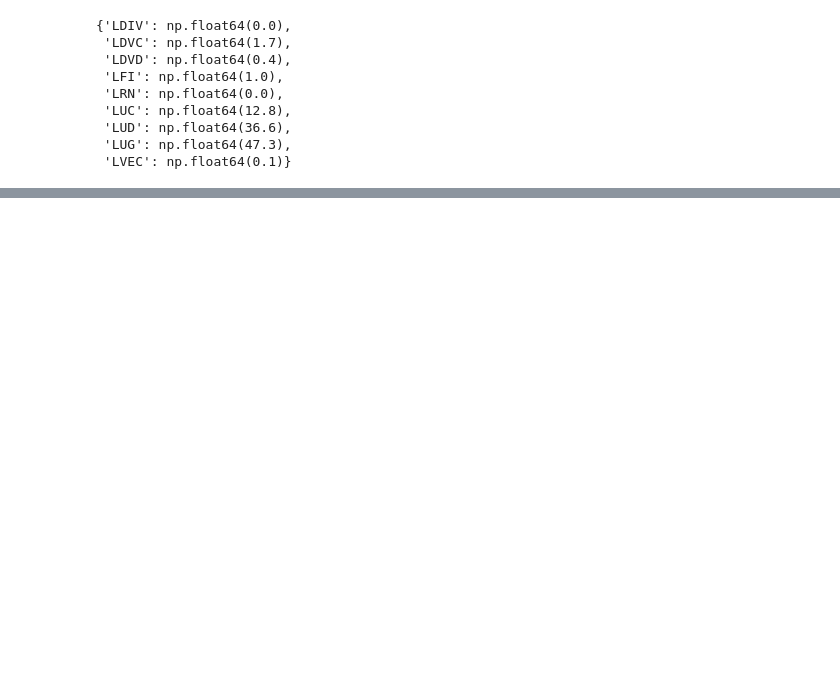
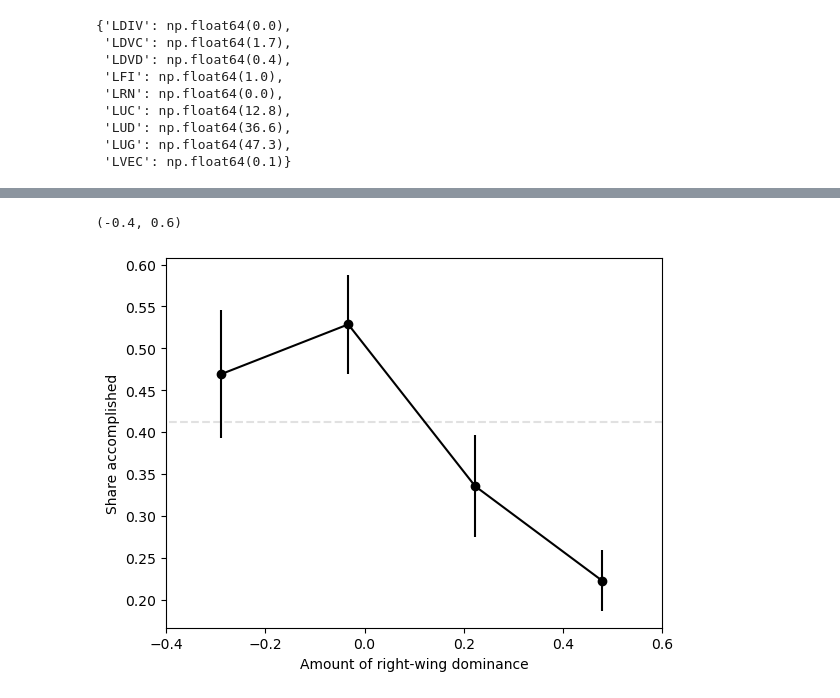
Before and after one commit to csebastiao/orderbikenet_paris, a Jupyter notebook: notebooks/measure_vote_impact_bikenet.ipynb, the cells around one changed output, grey strips where cells are left out. Cells and saved outputs as stored; diff of their text form; code cells hidden in the pictures; blank space fills up the shorter version.

```diff
--- a/notebooks/measure_vote_impact_bikenet.ipynb
+++ b/notebooks/measure_vote_impact_bikenet.ipynb
@@ -759,0 +94,40 @@ ax.legend()
+# %%
+fig, ax = plt.subplots()
+mean_acc = gdf_vote_arr["length_accomplished_share"].mean()
+bin_edges = np.linspace(
+    gdf_vote_arr["ratio_lr"].min(), gdf_vote_arr["ratio_lr"].max(), num=6
+)
+res = [
+    gdf_vote_arr[
+        (gdf_vote_arr["ratio_lr"] >= bin_edges[i])
+        & (gdf_vote_arr["ratio_lr"] < bin_edges[i + 1])
+    ]["length_accomplished_share"].mean()
+    for i in range(len(bin_edges) - 1)
+]
+err = [
+    gdf_vote_arr[
+        (gdf_vote_arr["ratio_lr"] >= bin_edges[i])
+        & (gdf_vote_arr["ratio_lr"] < bin_edges[i + 1])
+    ]["length_accomplished_share"].sem()
+    for i in range(len(bin_edges) - 1)
+]
+ax.errorbar(
+    [(bin_edges[i] + bin_edges[i + 1]) / 2 for i in range(len(bin_edges) - 1)],
+    res,
+    yerr=err,
+    marker="o",
+    color="black",
+)
+ax.plot(
+    [bin_edges[0], bin_edges[-1]],
+    [mean_acc, mean_acc],
+    linestyle="dashed",
+    color="#E1E1E1",
+    zorder=0,
+)
+ax.set_ylabel("Share accomplished")
+ax.set_xlabel("Amount of right-wing dominance")
+ax.set_xlim([-0.4, 0.6])
+# %% [output]
+(-0.4, 0.6)
+[figure, added]
```
Also changed, not shown: parts of 41 cells of this notebook, 3 other files.
